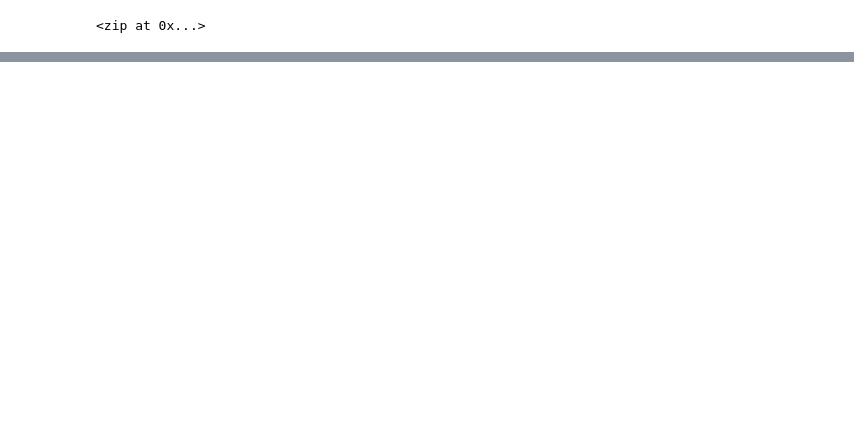
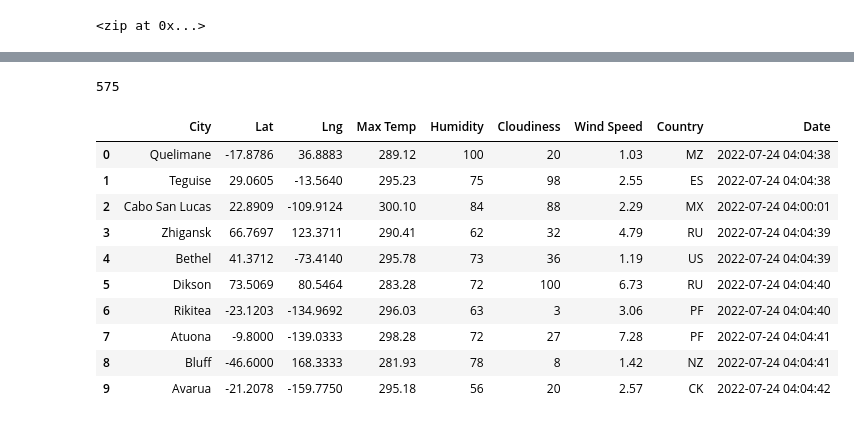
Before and after one commit to awill1786/World_Weather_Analysis, a Jupyter notebook: WeatherPy.ipynb, the cells around one changed output, grey strips where cells are left out. Cells and saved outputs as stored; diff of their text form; code cells hidden in the pictures; blank space fills up the shorter version.

Commit message:
Modifying .gitignore and adding WeatherPy file.

```diff
--- a/WeatherPy.ipynb
+++ b/WeatherPy.ipynb
@@ -72,0 +87,4 @@ len(cities)
+# %%
+# Starting URL for Weather Map API Call.
+
+url = "https://api.openweathermap.org/data/2.5/weather?q="
@@ -72,0 +207,22 @@ len(cities)
+# %%
+len(city_data)
+# %% [output]
+575
+# %%
+# Convert the array of dictionaries to a Pandas DataFrame.
+
+city_data_df = pd.DataFrame(city_data)
+
+city_data_df.head(10)
+# %% [output]
+|  | City | Lat | Lng | Max Temp | Humidity | Cloudiness | Wind Speed | Country | Date |
+| 0 | Quelimane | -17.8786 | 36.8883 | 289.12 | 100 | 20 | 1.03 | MZ | 2022-07-24 04:04:38 |
+| 1 | Teguise | 29.0605 | -13.5640 | 295.23 | 75 | 98 | 2.55 | ES | 2022-07-24 04:04:38 |
+| 2 | Cabo San Lucas | 22.8909 | -109.9124 | 300.10 | 84 | 88 | 2.29 | MX | 2022-07-24 04:00:01 |
+| 3 | Zhigansk | 66.7697 | 123.3711 | 290.41 | 62 | 32 | 4.79 | RU | 2022-07-24 04:04:39 |
+| 4 | Bethel | 41.3712 | -73.4140 | 295.78 | 73 | 36 | 1.19 | US | 2022-07-24 04:04:39 |
+| 5 | Dikson | 73.5069 | 80.5464 | 283.28 | 72 | 100 | 6.73 | RU | 2022-07-24 04:04:40 |
+| 6 | Rikitea | -23.1203 | -134.9692 | 296.03 | 63 | 3 | 3.06 | PF | 2022-07-24 04:04:40 |
+| 7 | Atuona | -9.8000 | -139.0333 | 298.28 | 72 | 27 | 7.28 | PF | 2022-07-24 04:04:41 |
+| 8 | Bluff | -46.6000 | 168.3333 | 281.93 | 78 | 8 | 1.42 | NZ | 2022-07-24 04:04:41 |
+| 9 | Avarua | -21.2078 | -159.7750 | 295.18 | 56 | 20 | 2.57 | CK | 2022-07-24 04:04:42 |
```
Also changed, not shown: parts of 7 cells of this notebook, 3 other files.
